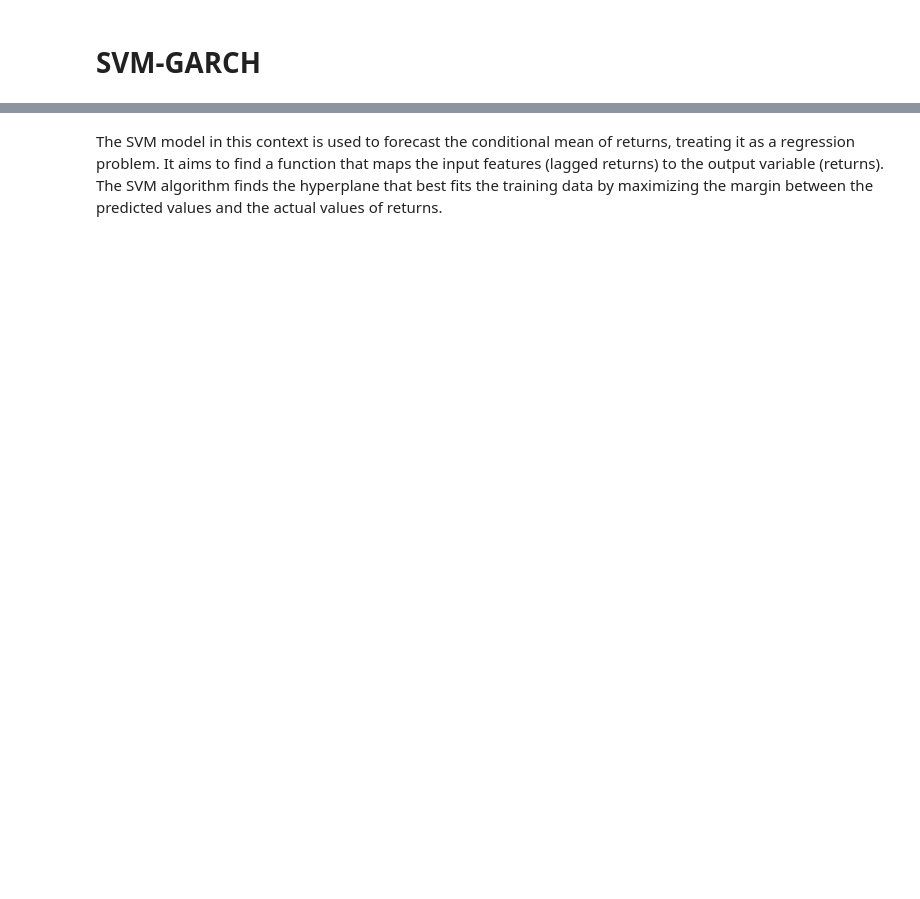
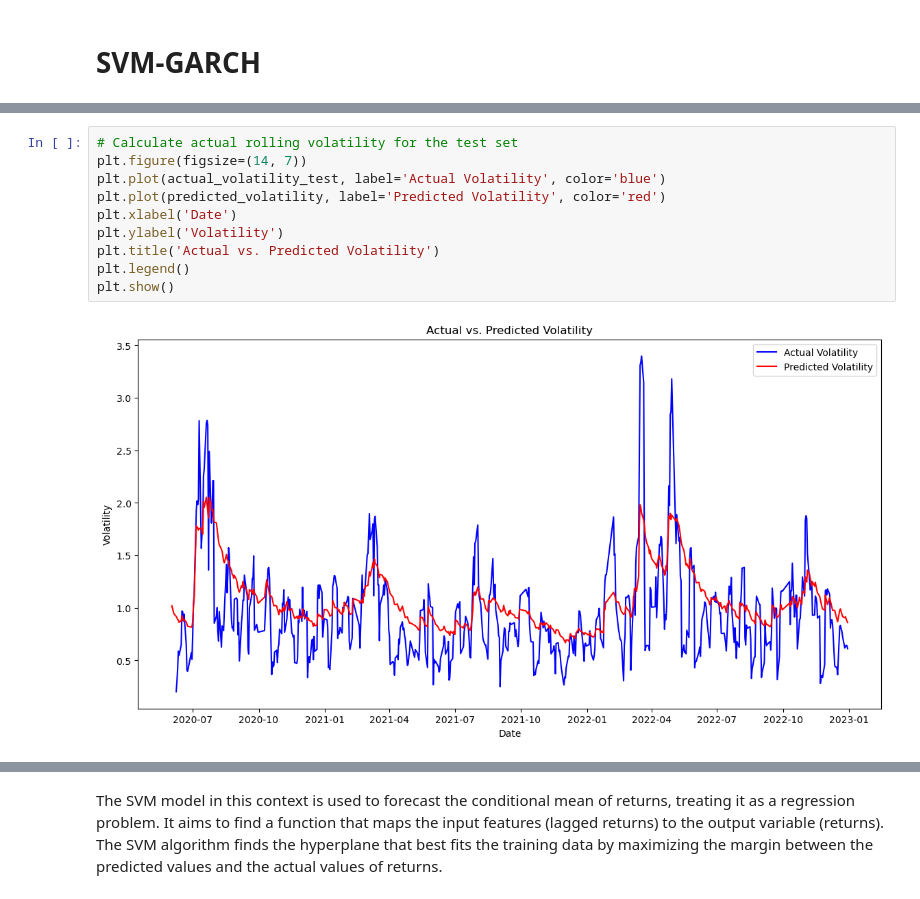
Before and after one commit to zhuhzx/Econ-515-Group-project-Huangzixuan-Zhu, a Jupyter notebook: Group Project.ipynb, the cells around one changed output, grey strips where cells are left out. Cells and saved outputs as stored; diff of their text form; blank space fills up the shorter version.

```diff
--- a/Group Project.ipynb
+++ b/Group Project.ipynb
@@ -336,0 +332,12 @@ forecast_svmgarch = svmgarch_result.forecast()
+# %%
+# Calculate actual rolling volatility for the test set
+plt.figure(figsize=(14, 7))
+plt.plot(actual_volatility_test, label='Actual Volatility', color='blue')
+plt.plot(predicted_volatility, label='Predicted Volatility', color='red')
+plt.xlabel('Date')
+plt.ylabel('Volatility')
+plt.title('Actual vs. Predicted Volatility')
+plt.legend()
+plt.show()
+# %% [output]
+[figure, added]
```
Also changed, not shown: parts of 27 cells of this notebook.
